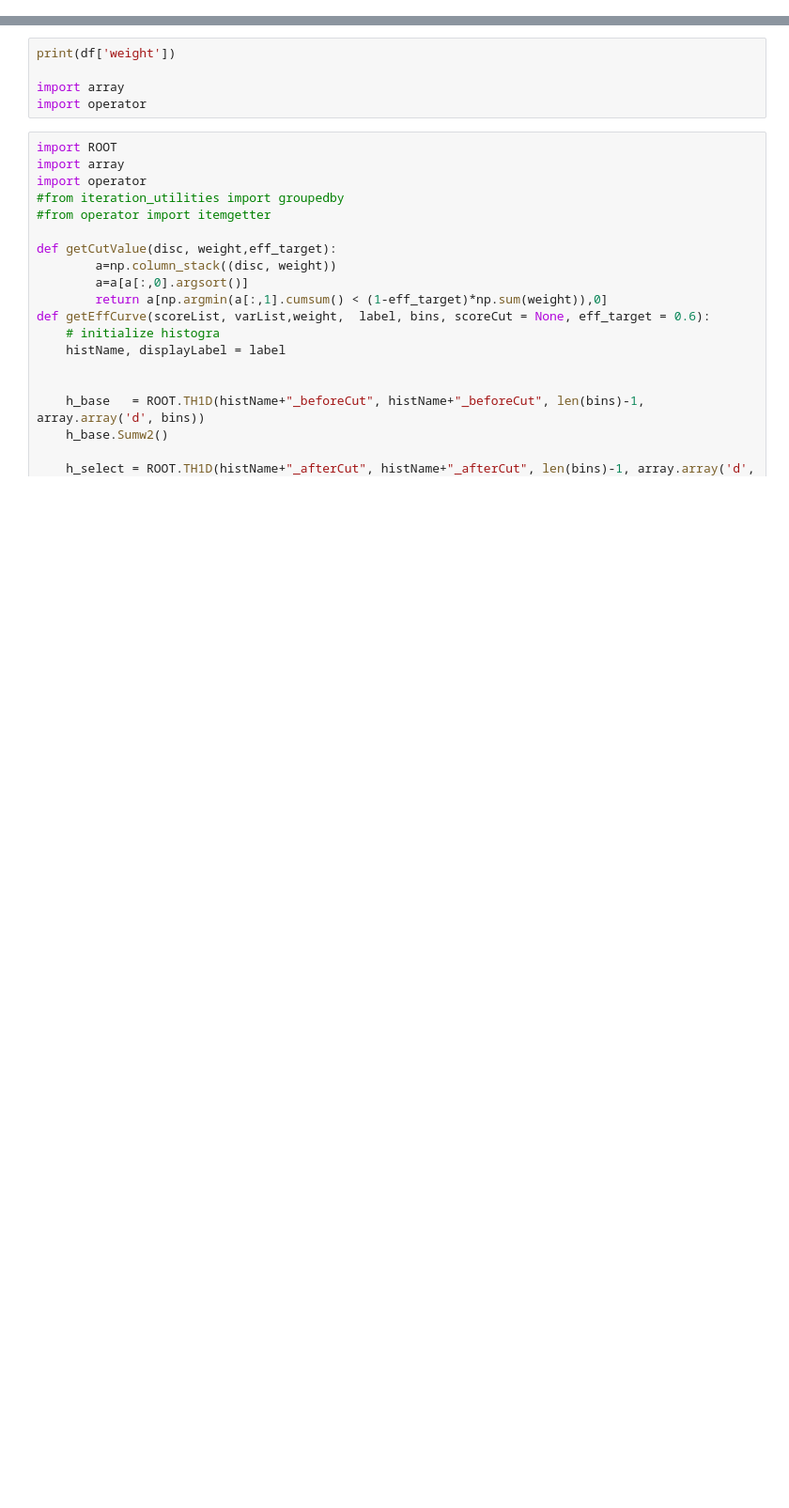
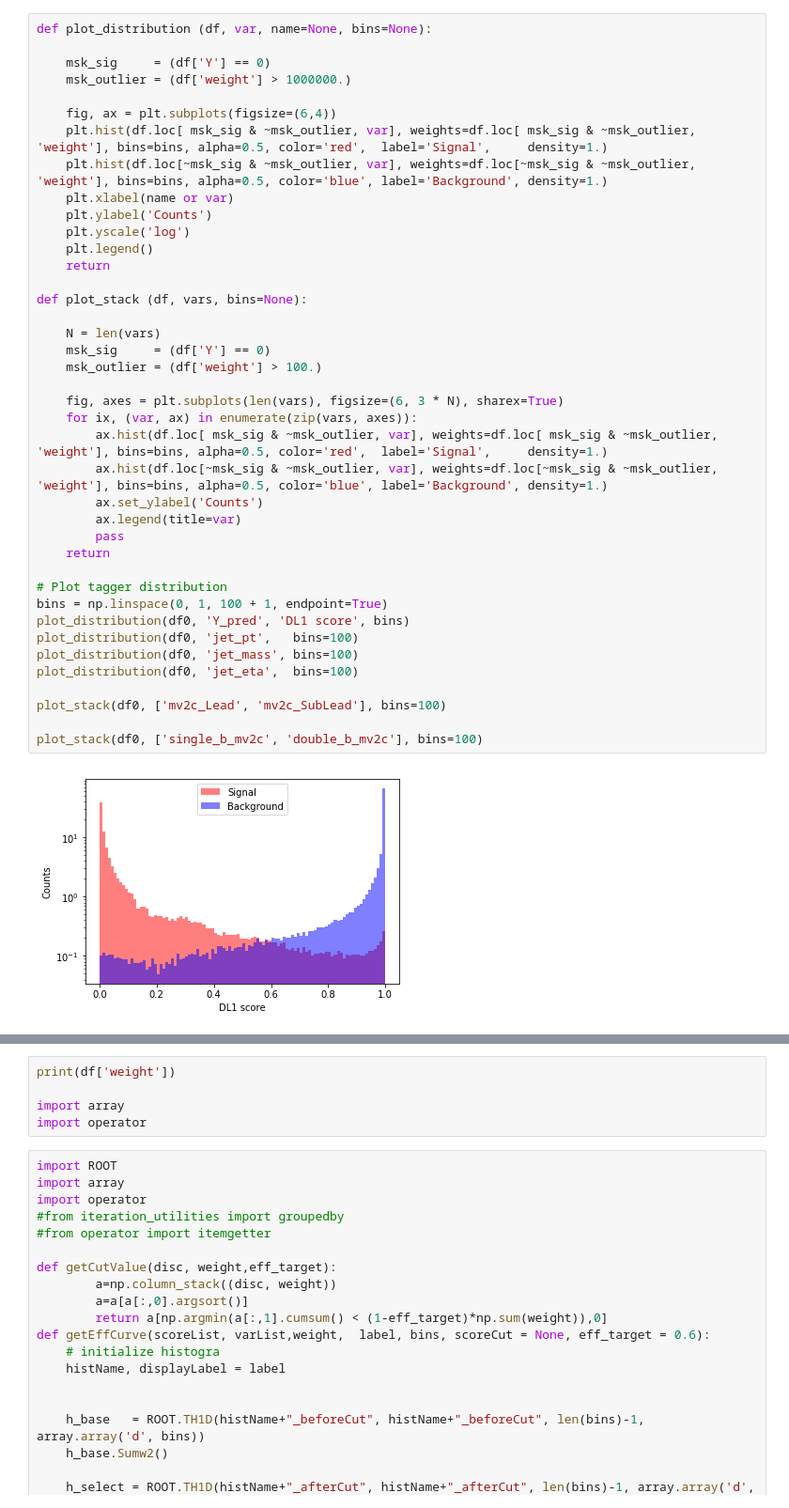
Before and after one commit to asogaard/xbbtagger, a Jupyter notebook: Notebooks/double-b.ipynb, the cells around one changed output, grey strips where cells are left out. Shown at 94% size. Drawn from its saved outputs; the diff is of its cells as text; blank space fills up the shorter version.

```diff
--- a/Notebooks/double-b.ipynb
+++ b/Notebooks/double-b.ipynb
@@ -108,0 +90,42 @@ ValueError: Index (2) out of range (0-1)
+# %%
+def plot_distribution (df, var, name=None, bins=None):
+
+    msk_sig     = (df['Y'] == 0)
+    msk_outlier = (df['weight'] > 1000000.)
+
+    fig, ax = plt.subplots(figsize=(6,4))
+    plt.hist(df.loc[ msk_sig & ~msk_outlier, var], weights=df.loc[ msk_sig & ~msk_outlier, 'weight'], bins=bins, alpha=0.5, color='red',  label='Signal',     density=1.)
+    plt.hist(df.loc[~msk_sig & ~msk_outlier, var], weights=df.loc[~msk_sig & ~msk_outlier, 'weight'], bins=bins, alpha=0.5, color='blue', label='Background', density=1.)
+    plt.xlabel(name or var)
+    plt.ylabel('Counts')
+    plt.yscale('log')
+    plt.legend()
+    return
+
+def plot_stack (df, vars, bins=None):
+
+    N = len(vars)
+    msk_sig     = (df['Y'] == 0)
+    msk_outlier = (df['weight'] > 100.)
+
+    fig, axes = plt.subplots(len(vars), figsize=(6, 3 * N), sharex=True)
+    for ix, (var, ax) in enumerate(zip(vars, axes)):
+        ax.hist(df.loc[ msk_sig & ~msk_outlier, var], weights=df.loc[ msk_sig & ~msk_outlier, 'weight'], bins=bins, alpha=0.5, color='red',  label='Signal',     density=1.)
+        ax.hist(df.loc[~msk_sig & ~msk_outlier, var], weights=df.loc[~msk_sig & ~msk_outlier, 'weight'], bins=bins, alpha=0.5, color='blue', label='Background', density=1.)
+        ax.set_ylabel('Counts')
+        ax.legend(title=var)
+        pass
+    return
+
+# Plot tagger distribution
+bins = np.linspace(0, 1, 100 + 1, endpoint=True)
+plot_distribution(df0, 'Y_pred', 'DL1 score', bins)
+plot_distribution(df0, 'jet_pt',   bins=100)
+plot_distribution(df0, 'jet_mass', bins=100)
+plot_distribution(df0, 'jet_eta',  bins=100)
+
+plot_stack(df0, ['mv2c_Lead', 'mv2c_SubLead'], bins=100)
+
+plot_stack(df0, ['single_b_mv2c', 'double_b_mv2c'], bins=100)
+# %% [output]
+[figure, added]
```
Also changed, not shown: parts of 14 cells of this notebook.
